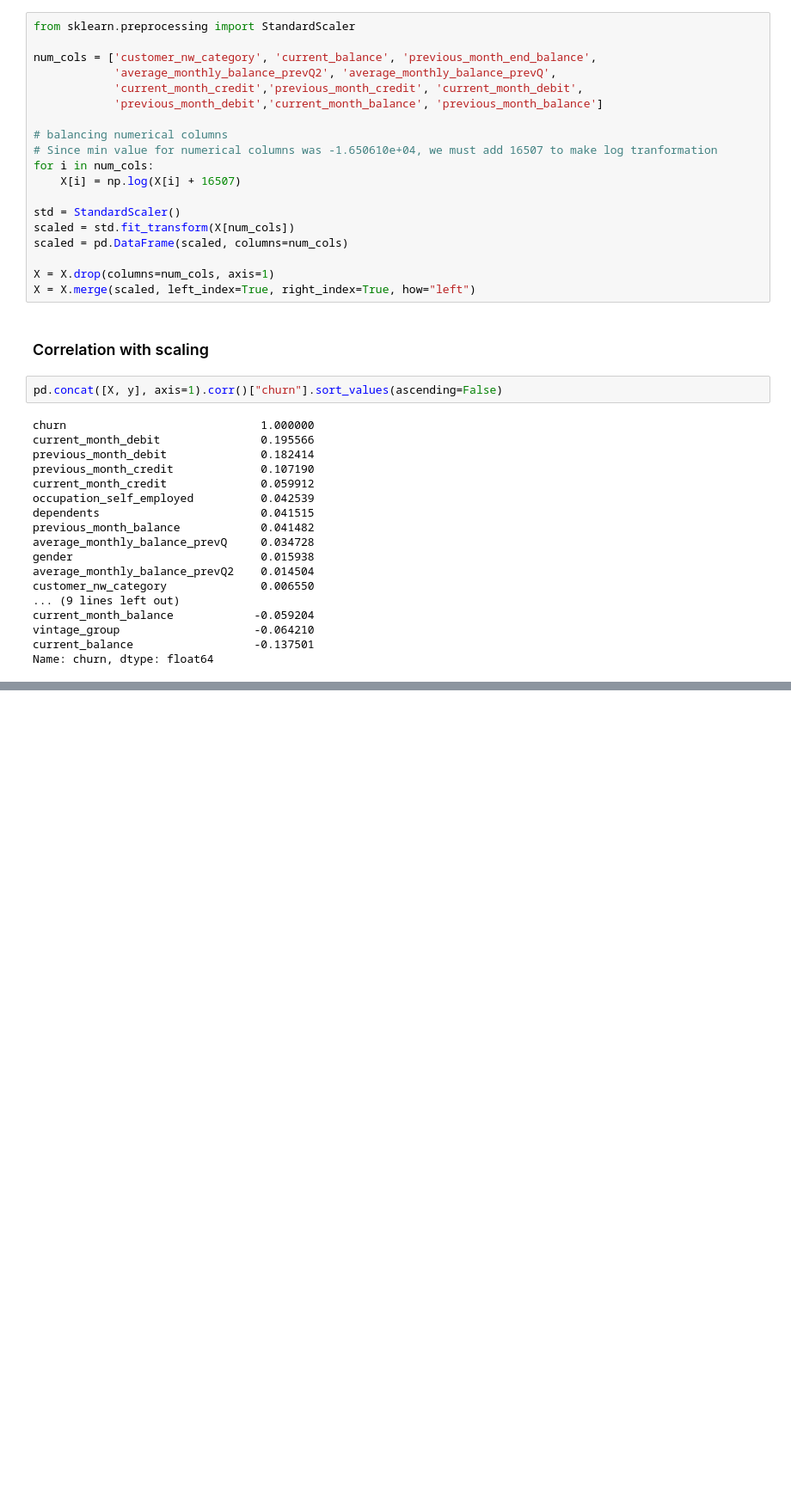
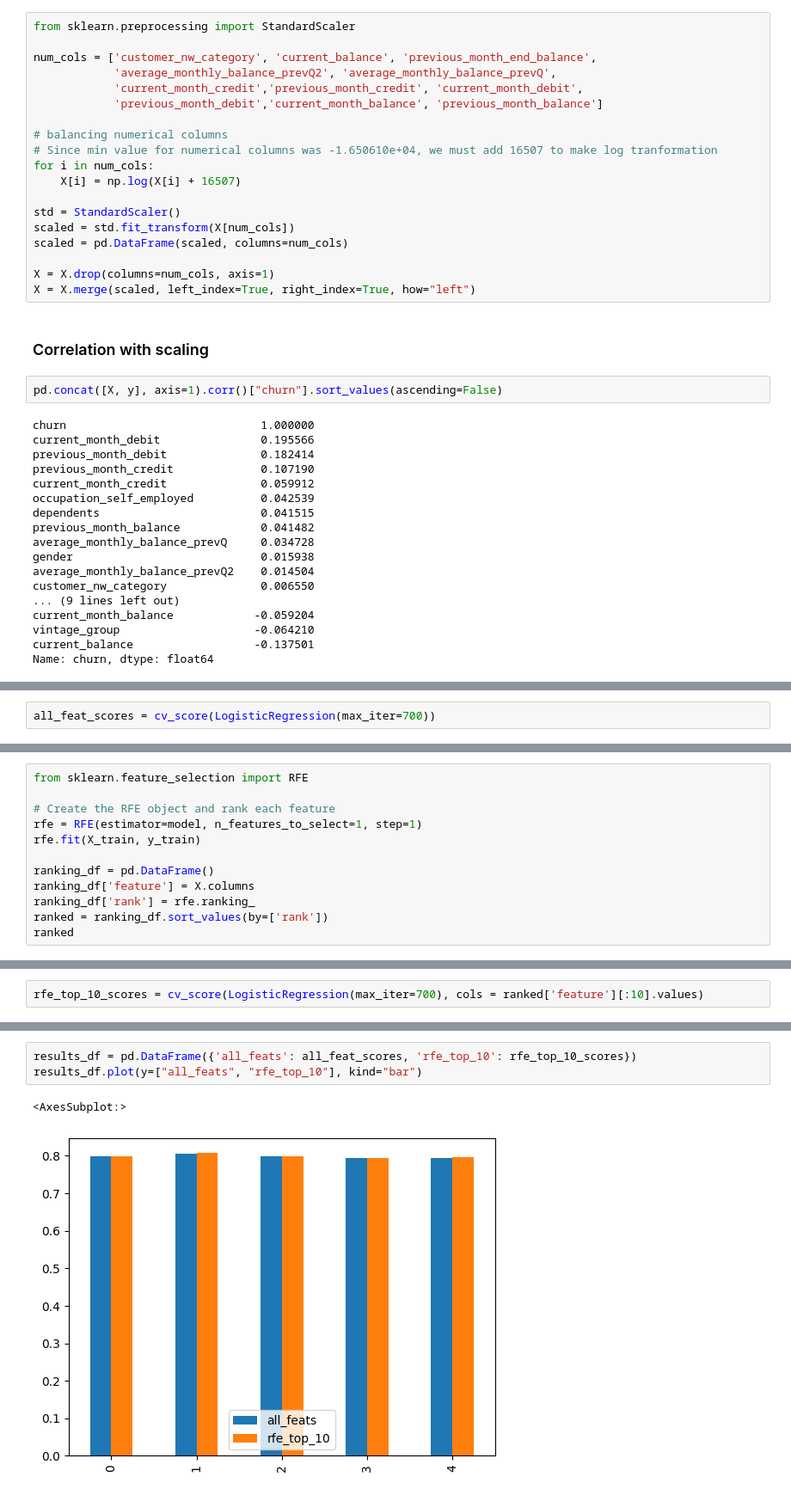
Before and after one commit to Lian-La-Fey/Churn-Prediction-ML, a Jupyter notebook: customer_churn_prediction.ipynb, the cells around one changed output, grey strips where cells are left out. Shown: that part at 86% size. Drawn from its saved outputs; the diff is of its cells as text; blank space fills up the shorter version.

```diff
--- a/customer_churn_prediction.ipynb
+++ b/customer_churn_prediction.ipynb
@@ -383,0 +481,2 @@ Name: churn, dtype: float64
+# %%
+all_feat_scores = cv_score(LogisticRegression(max_iter=700))
@@ -383,0 +517,12 @@ Name: churn, dtype: float64
+# %%
+from sklearn.feature_selection import RFE
+
+# Create the RFE object and rank each feature
+rfe = RFE(estimator=model, n_features_to_select=1, step=1)
+rfe.fit(X_train, y_train)
+
+ranking_df = pd.DataFrame()
+ranking_df['feature'] = X.columns
+ranking_df['rank'] = rfe.ranking_
+ranked = ranking_df.sort_values(by=['rank'])
+ranked
@@ -383,0 +556,2 @@ Name: churn, dtype: float64
+# %%
+rfe_top_10_scores = cv_score(LogisticRegression(max_iter=700), cols = ranked['feature'][:10].values)
@@ -383,0 +573,6 @@ Name: churn, dtype: float64
+# %%
+results_df = pd.DataFrame({'all_feats': all_feat_scores, 'rfe_top_10': rfe_top_10_scores})
+results_df.plot(y=["all_feats", "rfe_top_10"], kind="bar")
+# %% [output]
+<AxesSubplot:>
+[figure, added]
```
Also changed, not shown: parts of 24 cells of this notebook.
